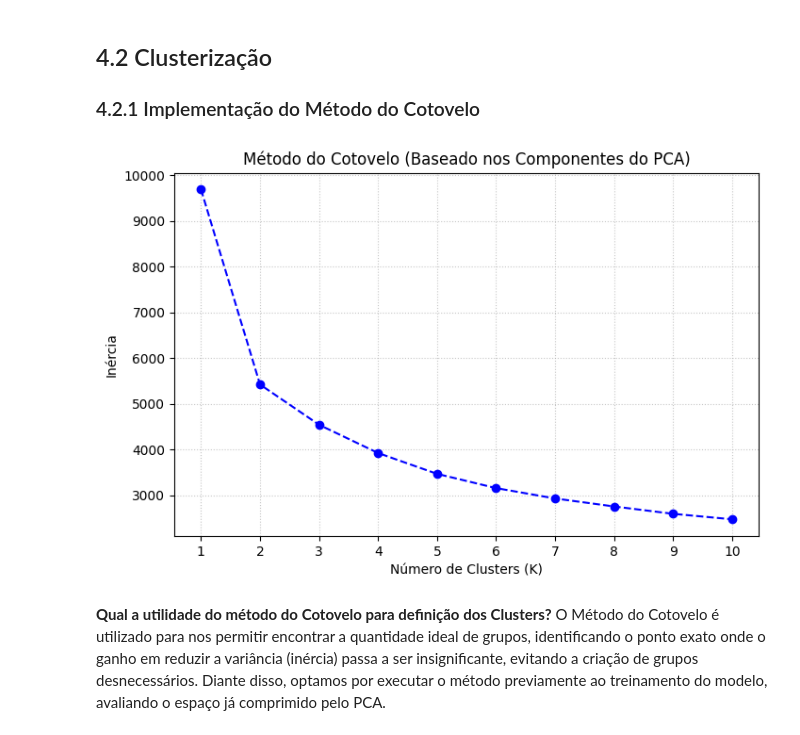
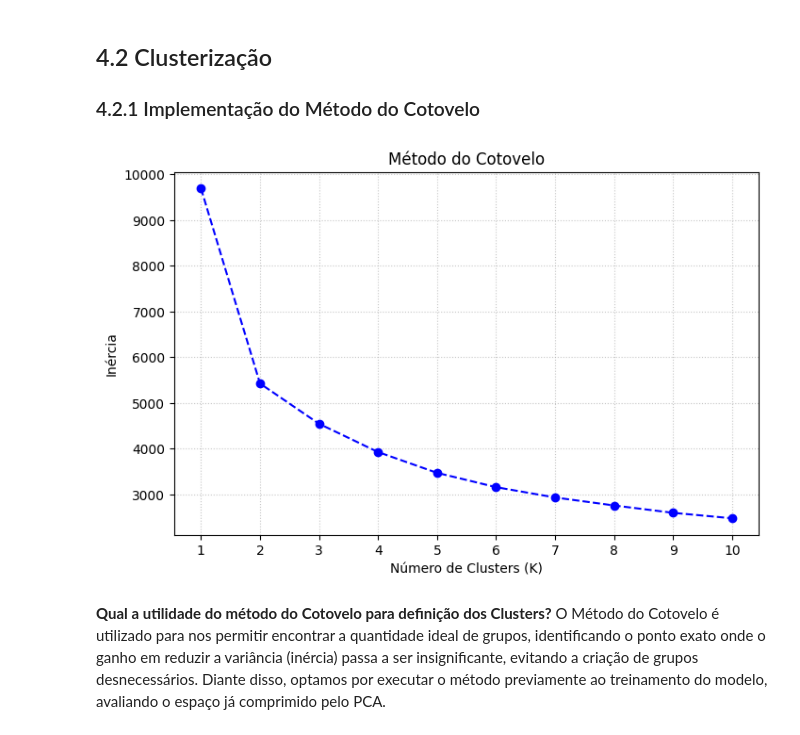
Before and after one commit to Mauro-devs/DataAnalysis, a Jupyter notebook: notebook.ipynb, the cells around one changed output. Saved outputs shown, nothing was run; the diff lists cells and outputs as text; code cells hidden in the pictures.

```diff
--- a/notebook.ipynb
+++ b/notebook.ipynb
@@ -596,22 +596,22 @@ Originalmente, tínhamos dezenas de características estruturais e variáveis ca
 # %%
 inercia = []
 valores_k = range(1, 11)
 
 for k in valores_k:
     kmeans_teste = KMeans(n_clusters=k, random_state=42, n_init=10)
     kmeans_teste.fit(X_pca)
     inercia.append(kmeans_teste.inertia_)
 
 plt.figure(figsize=(8, 5))
 plt.plot(valores_k, inercia, marker='o', linestyle='--', color='b')
-plt.title('Método do Cotovelo (Baseado nos Componentes do PCA)')
+plt.title('Método do Cotovelo')
 plt.xlabel('Número de Clusters (K)')
 plt.ylabel('Inércia')
 plt.xticks(valores_k)
 plt.grid(True, linestyle=':', alpha=0.7)
 plt.show()
 # %% [output]
-[figure, old version]
+[figure, new version]
 # %% [markdown]
 **Qual a utilidade do método do Cotovelo para definição dos Clusters?**
 O Método do Cotovelo é utilizado para nos permitir encontrar a quantidade ideal de grupos, identificando o ponto exato onde o ganho em reduzir a variância (inércia) passa a ser insignificante, evitando a criação de grupos desnecessários. Diante disso, optamos por executar o método previamente ao treinamento do modelo, avaliando o espaço já comprimido pelo PCA.
```
Also changed, not shown: parts of 12 cells of this notebook.
